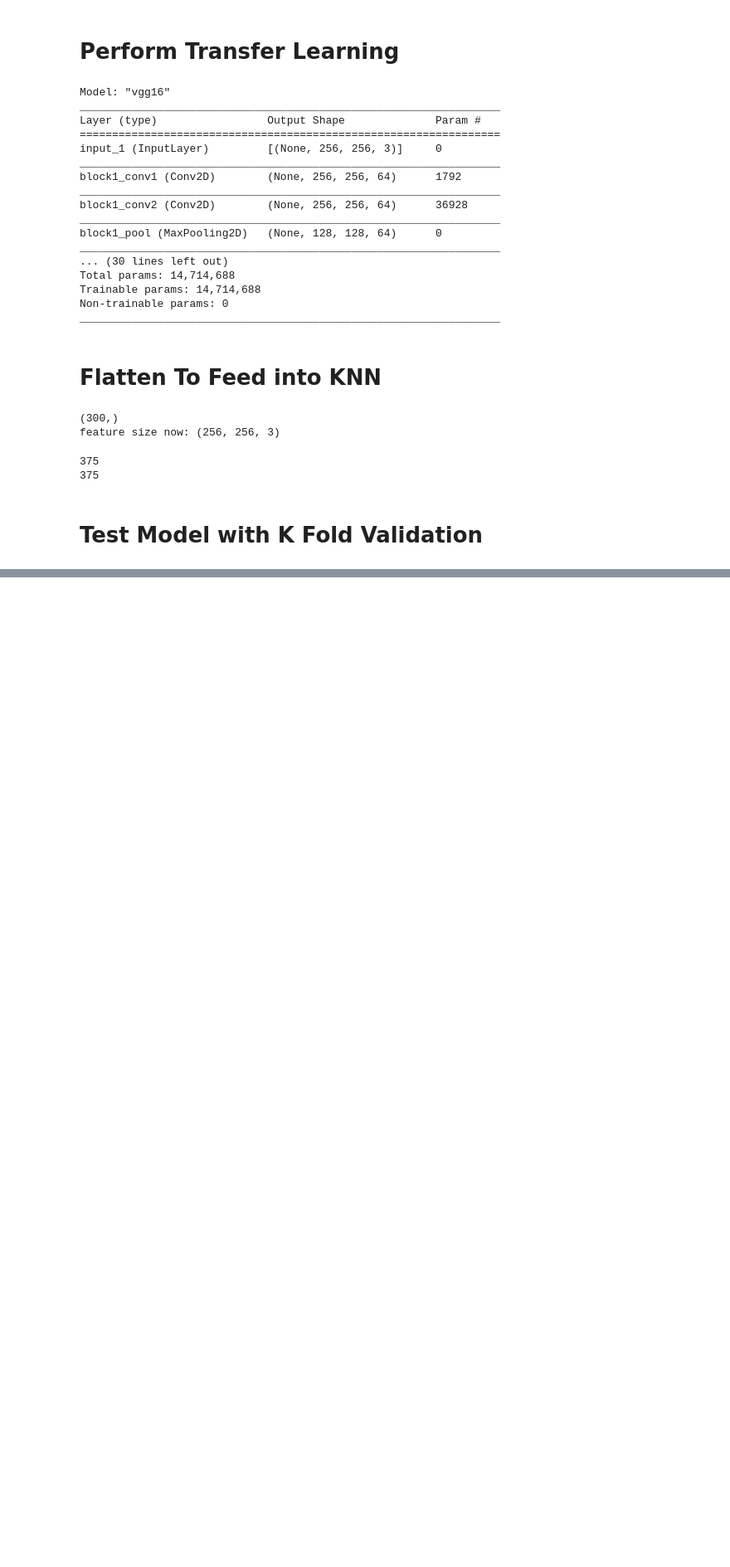
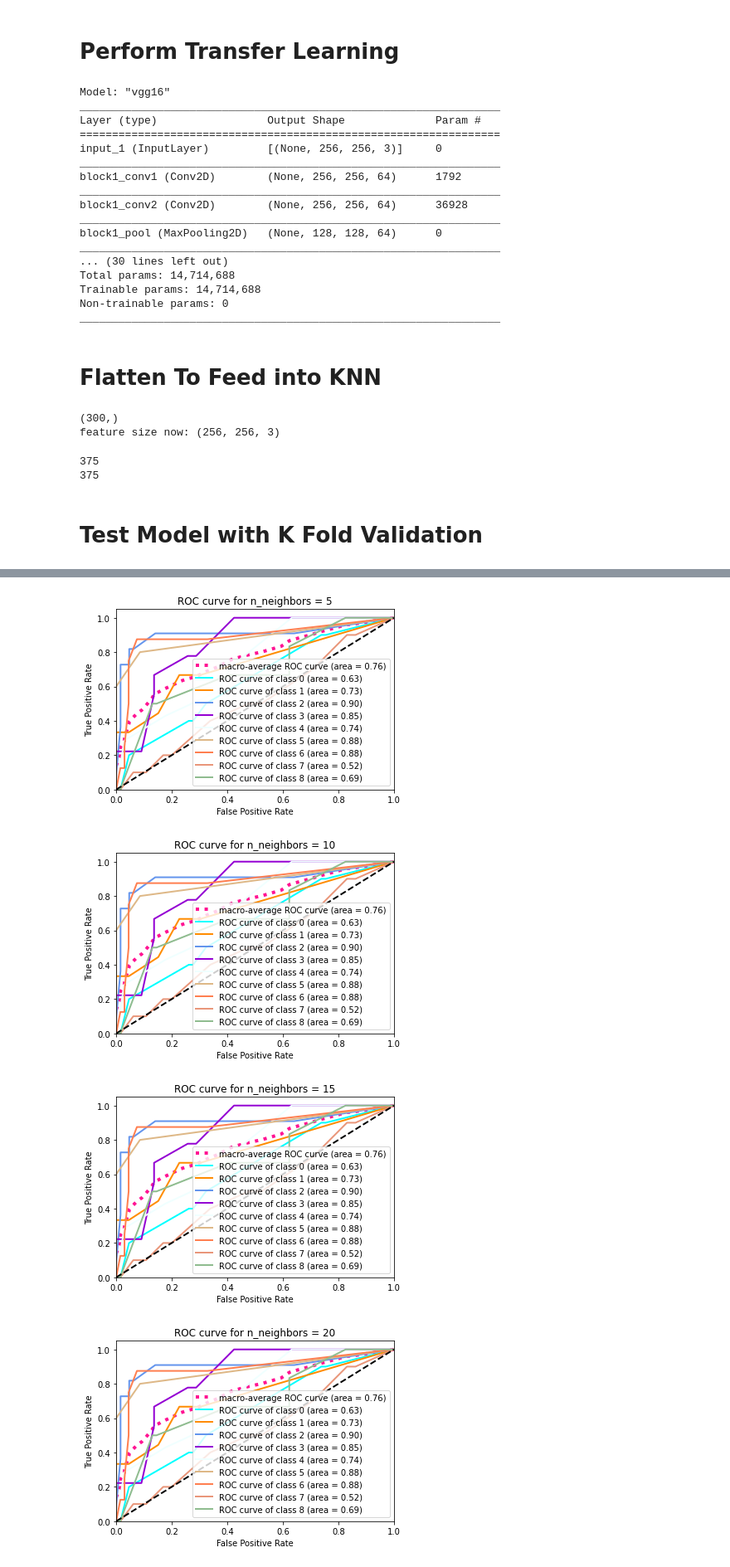
Before and after one commit to zhxchd/weed-out-the-weeds, a Jupyter notebook: pipeline/knn.ipynb, the cells around one changed output, grey strips where cells are left out. Shown at 83% size. Saved outputs shown, nothing was run; the diff lists cells and outputs as text; code cells hidden in the pictures; blank space fills up the shorter version.

```diff
--- a/pipeline/knn.ipynb
+++ b/pipeline/knn.ipynb
@@ -183,0 +184,23 @@ for clf_and_accuracy in clfs_and_accuracies:
+# %%
+fprs = []
+tprs = []
+roc_aucs = []
+for clf_and_accuracy in clfs_and_accuracies:
+  (fpr, tpr, roc_auc) = get_roc_auc_curve(clf, X_train_flatten, y_train, X_test_flatten, y_test, {'is_svm': False})
+  fprs.append(fpr)
+  tprs.append(tpr)
+  roc_aucs.append(roc_auc)
+# %%
+import importlib
+import run_algo_with_kfold
+importlib.reload(run_algo_with_kfold)
+from run_algo_with_kfold import visualize_roc_auc_curve
+
+for n_neighbors, fpr, tpr, roc_auc in zip(n_neighbors_arr, fprs, tprs, roc_aucs):
+  title = f'ROC curve for n_neighbors = {str(n_neighbors)}'
+  visualize_roc_auc_curve(title, fpr, tpr, roc_auc, len(np.unique(y_test)))
+# %% [output]
+[figure, added]
+[figure, added]
+[figure, added]
+[figure, added]
```
Also changed, not shown: parts of 6 cells of this notebook, 3 other files.
